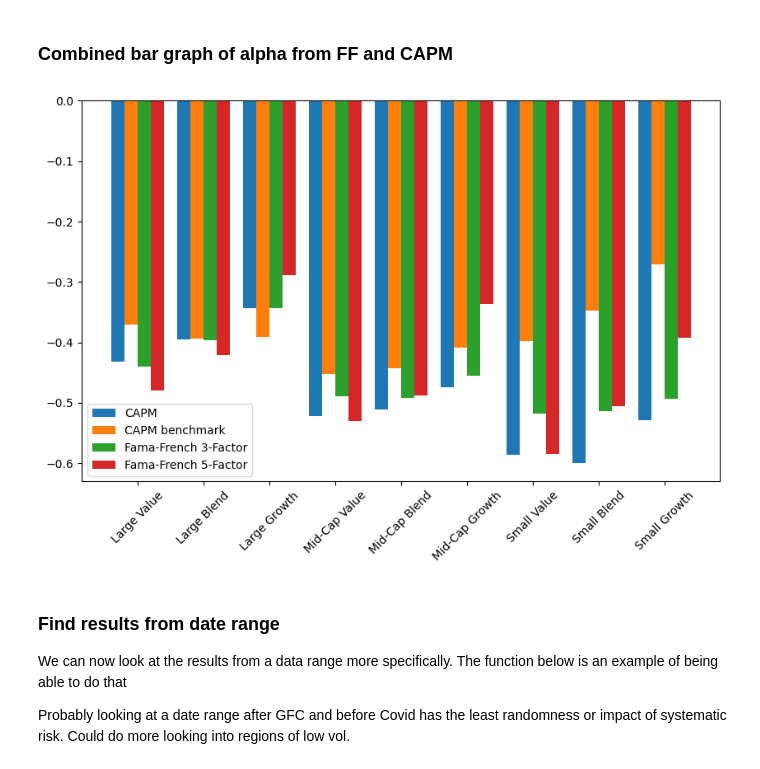
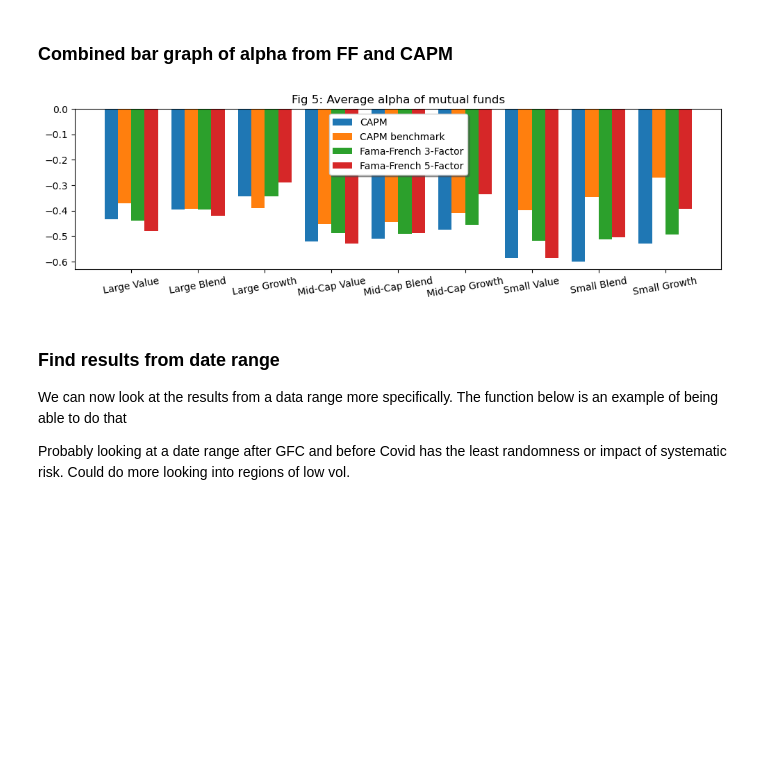
Before and after one commit to earlight/15-4331-final-project, a Jupyter notebook: us_data_analysis.ipynb, the cells around one changed output. Drawn from its saved outputs; the diff is of its cells as text; code cells hidden in the pictures; blank space fills up the shorter version.

```diff
--- a/us_data_analysis.ipynb
+++ b/us_data_analysis.ipynb
@@ -275,24 +275,25 @@ plt.show()
 # %% [markdown]
 ### Combined bar graph of alpha from FF and CAPM
 # %%
-fig = plt.figure(figsize=(10,6))
+fig = plt.figure(figsize=(12,3))
 ax = fig.add_subplot(111)
 
 idx = np.arange(len(us_eq_data.keys()))
 
 
 ax.bar(idx-0.3, us_eq_alphas_c, 0.2, label='CAPM')
 ax.bar(idx-0.1, us_idx_alphas_c, 0.2, label='CAPM benchmark')
 ax.bar(idx+0.1, us_alphas_3, 0.2, label='Fama-French 3-Factor')
 ax.bar(idx+0.3, us_alphas_5, 0.2, label='Fama-French 5-Factor')
 
 
 ax.set_xticks(idx)
-ax.set_xticklabels(us_eq_data.keys(), rotation=45)
-ax.legend()
+ax.set_xticklabels(us_eq_data.keys(), rotation=10)
+ax.legend(loc='upper center',  fancybox=True, shadow=True)
+plt.title('Fig 5: Average alpha of mutual funds')
 plt.show()
 # %% [output]
-[figure, old version]
+[figure, new version]
 # %% [markdown]
 ### Find results from date range
 We can now look at the results from a data range more specifically.  The function below is an example of being able to do that
```
Also changed, not shown: parts of 5 cells of this notebook, 3 other files.
